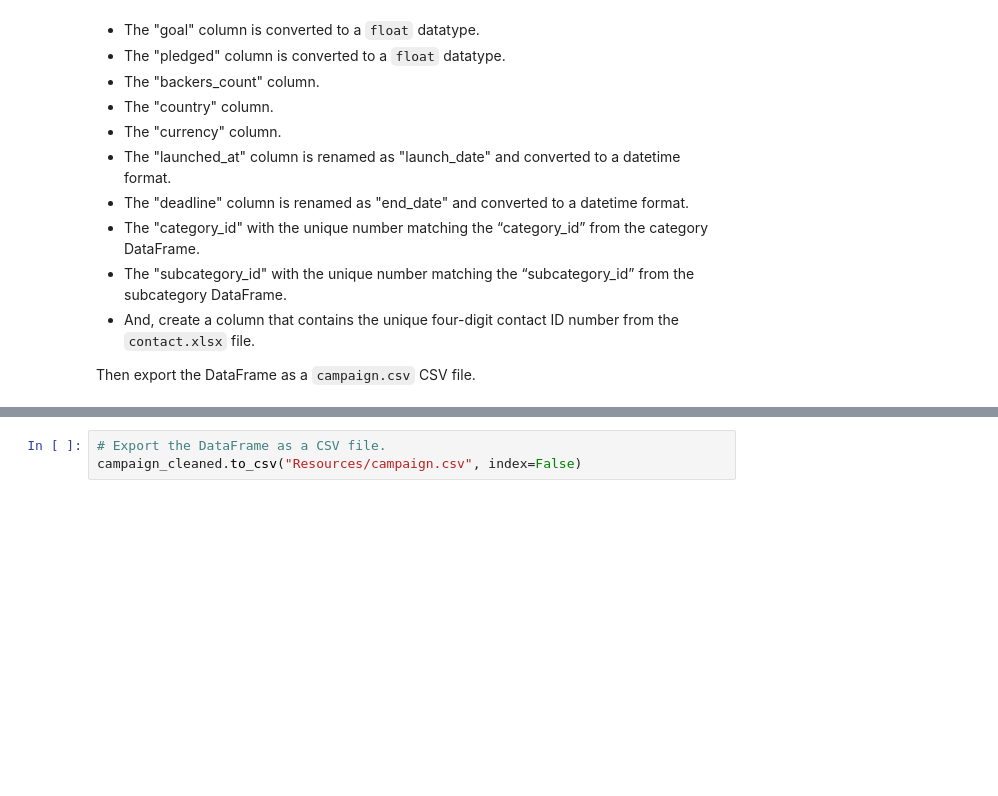
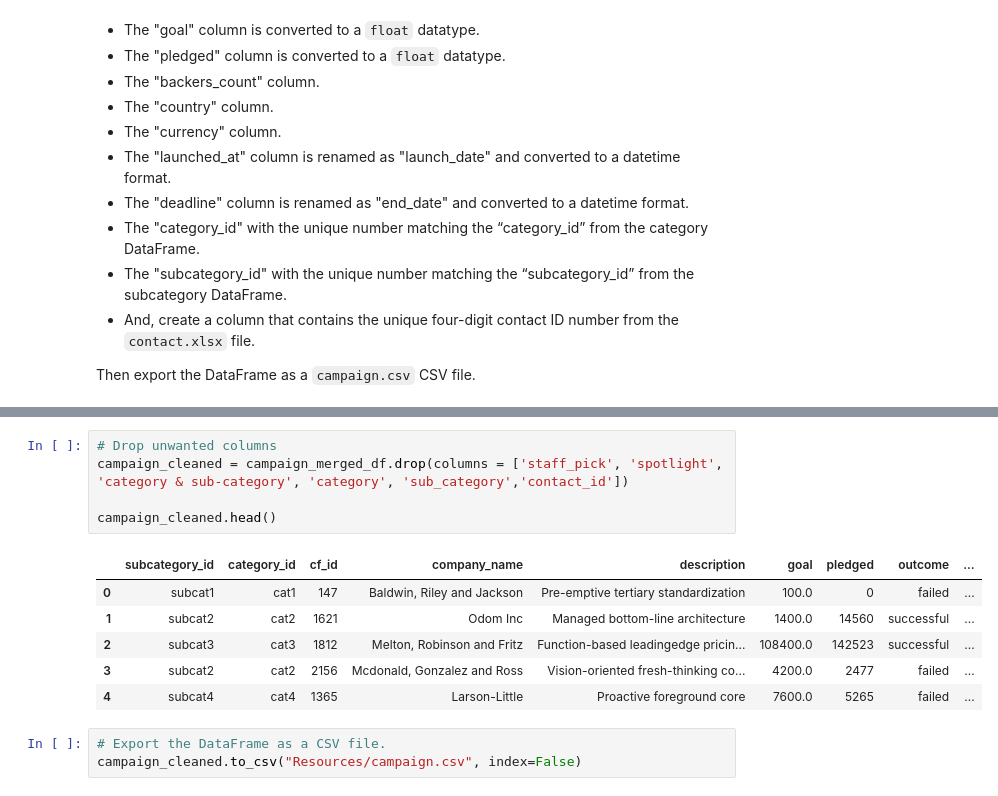
Before and after one commit to beccasolomon22/Crowdfunding_ETL, a Jupyter notebook: ETL_Mini_Project_YPan_Harsh_TErdenebat_RSolomon_LMehare_RChiu.ipynb, the cells around one changed output, grey strips where cells are left out. Cells and saved outputs as stored; diff of their text form; blank space fills up the shorter version.

```diff
--- a/ETL_Mini_Project_YPan_Harsh_TErdenebat_RSolomon_LMehare_RChiu.ipynb
+++ b/ETL_Mini_Project_YPan_Harsh_TErdenebat_RSolomon_LMehare_RChiu.ipynb
@@ -262,3 +289,15 @@ campaign_merged_df.tail(10)
+# %%
+# Drop unwanted columns
+campaign_cleaned = campaign_merged_df.drop(columns = ['staff_pick', 'spotlight', 'category & sub-category', 'category', 'sub_category','contact_id'])
+
+campaign_cleaned.head()
+# %% [output]
+|  | subcategory_id | category_id | cf_id | company_name | description | goal | pledged | outcome | ... |
+| 0 | subcat1 | cat1 | 147 | Baldwin, Riley and Jackson | Pre-emptive tertiary standardization | 100.0 | 0 | failed | ... |
+| 1 | subcat2 | cat2 | 1621 | Odom Inc | Managed bottom-line architecture | 1400.0 | 14560 | successful | ... |
+| 2 | subcat3 | cat3 | 1812 | Melton, Robinson and Fritz | Function-based leadingedge pricin... | 108400.0 | 142523 | successful | ... |
+| 3 | subcat2 | cat2 | 2156 | Mcdonald, Gonzalez and Ross | Vision-oriented fresh-thinking co... | 4200.0 | 2477 | failed | ... |
+| 4 | subcat4 | cat4 | 1365 | Larson-Little | Proactive foreground core | 7600.0 | 5265 | failed | ... |
 # %%
 # Export the DataFrame as a CSV file.
 campaign_cleaned.to_csv("Resources/campaign.csv", index=False)
```
Also changed, not shown: parts of 16 cells of this notebook.
